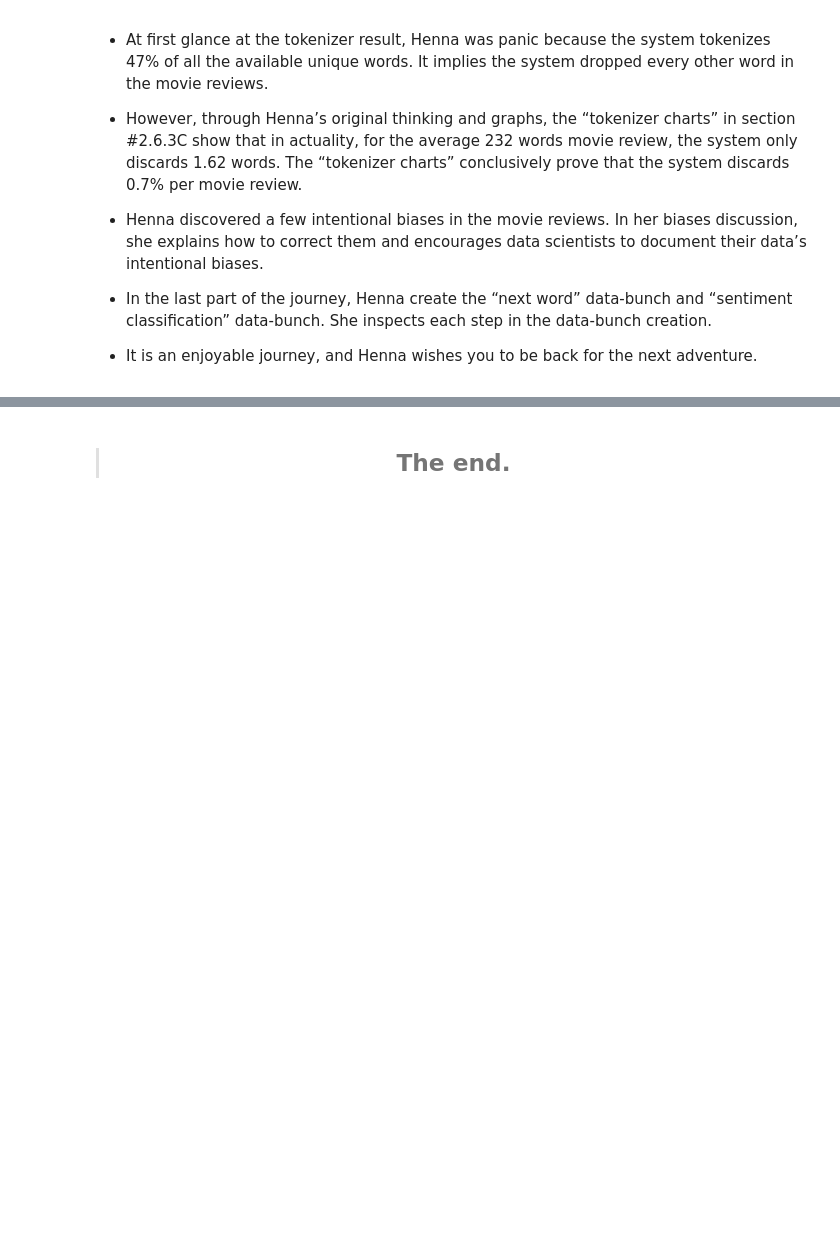
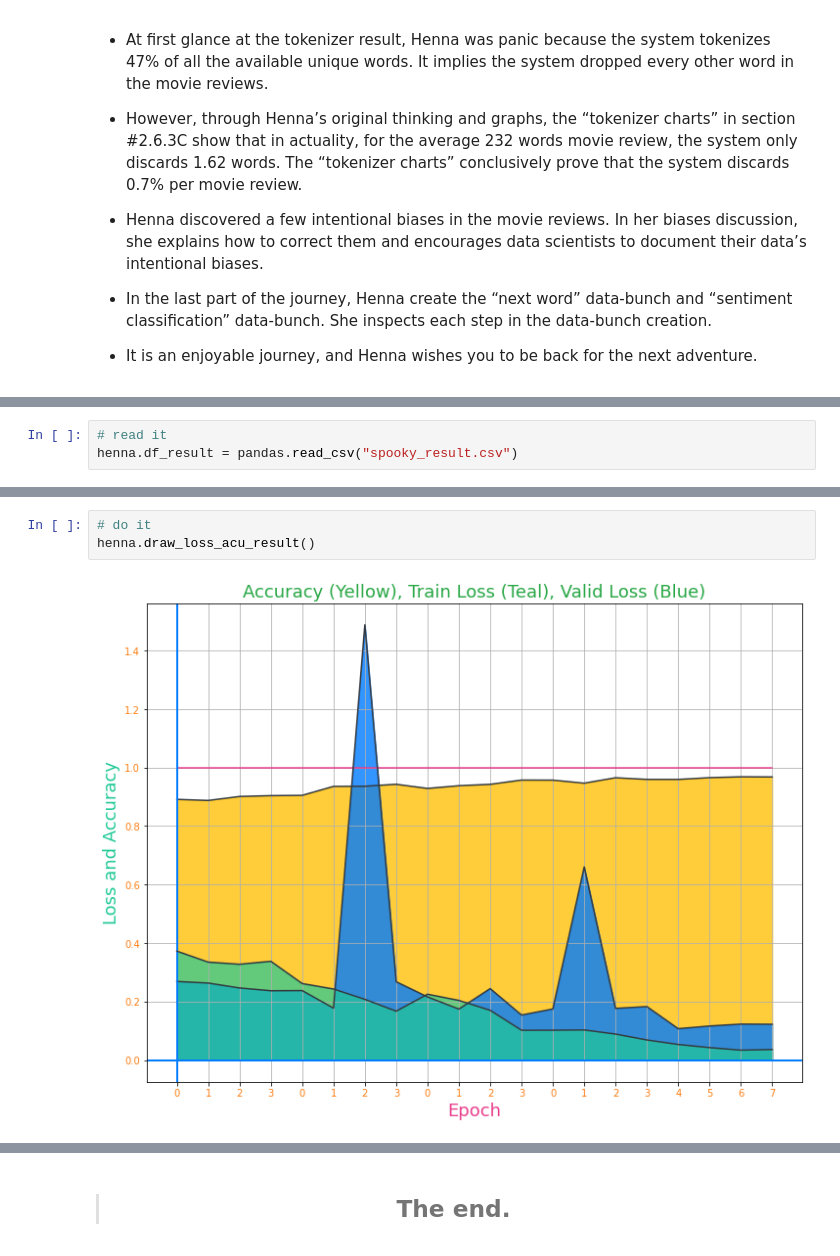
Before and after one commit to duchaba/demystify_nlp_data_tokenizer_d3tz, a Jupyter notebook: NLP_Data_Tokenizer_d3tz.ipynb, the cells around one changed output, grey strips where cells are left out. Saved outputs shown, nothing was run; the diff lists cells and outputs as text; blank space fills up the shorter version.

Commit message:
Add in bonus, loss and accuracy result

```diff
--- a/NLP_Data_Tokenizer_d3tz.ipynb
+++ b/NLP_Data_Tokenizer_d3tz.ipynb
@@ -1803,0 +1816,3 @@ xxmaj europe at this time . ) xxup poodle xxup schnitz ! !
+# %%
+# read it
+henna.df_result = pandas.read_csv("spooky_result.csv")
@@ -1803,0 +1888,5 @@ xxmaj europe at this time . ) xxup poodle xxup schnitz ! !
+# %%
+# do it
+henna.draw_loss_acu_result()
+# %% [output]
+[figure, added]
```
Also changed, not shown: parts of 9 cells of this notebook.
